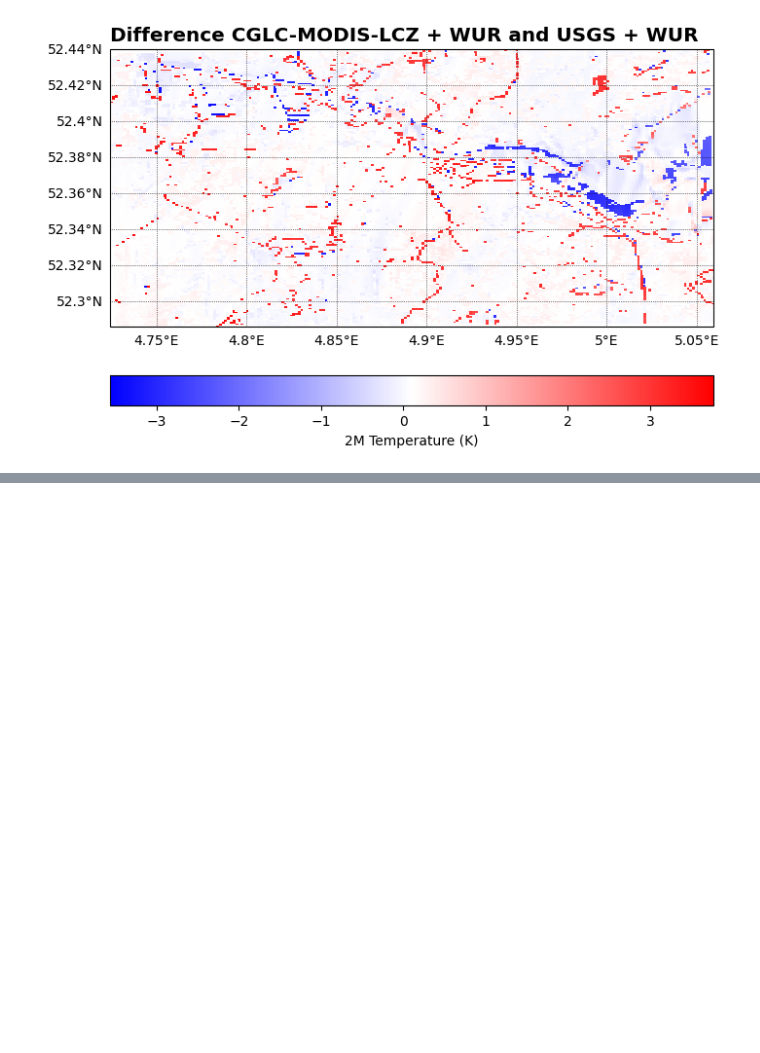
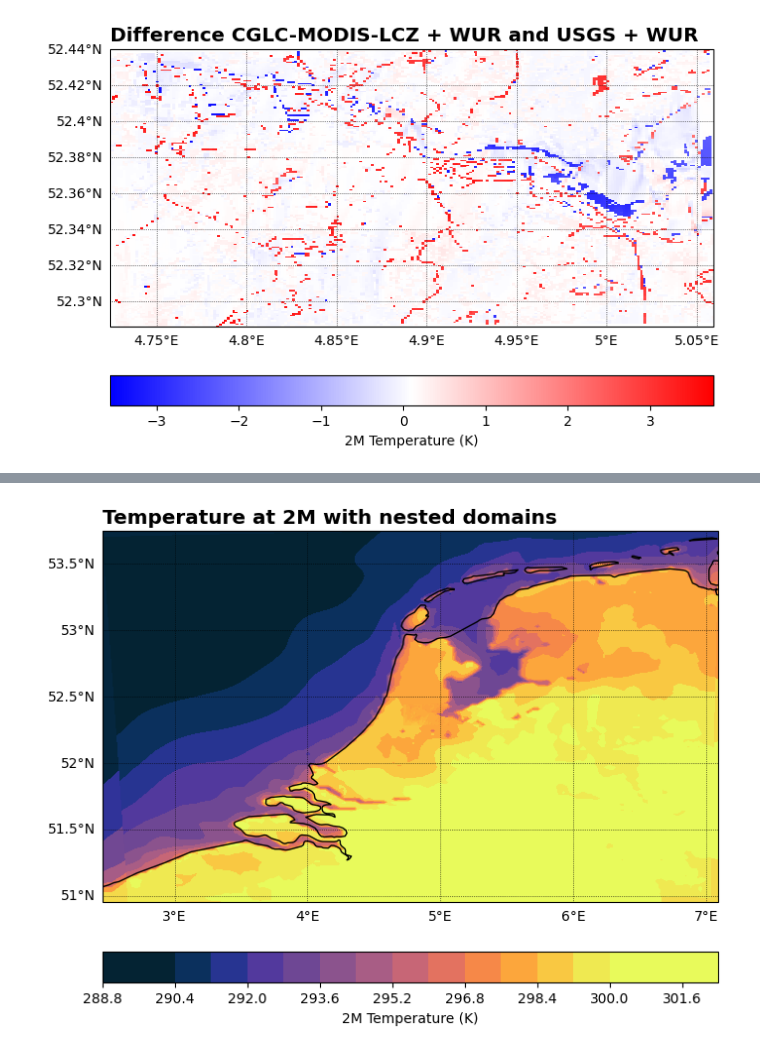
Before and after one commit to Urban-M4/snakemake-wrf, a Jupyter notebook: plot_output_files.ipynb, the cells around one changed output, grey strips where cells are left out. Cells and saved outputs as stored; diff of their text form; code cells hidden in the pictures; blank space fills up the shorter version.

```diff
--- a/plot_output_files.ipynb
+++ b/plot_output_files.ipynb
@@ -216,3 +242,18 @@ ax1.set_title('Difference CGLC-MODIS-LCZ + WUR and USGS + WUR', **title_options)
 cbar = fig.colorbar(ct1, orientation='horizontal', fraction=0.09, pad=0.08, label='2M Temperature (K)', ax=ax1)
 # %% [output]
 [figure]
+# %%
+
+wur_lcz_file4 = salem.open_wrf_dataset('/home/cdonnely/Urban-M4/misc/workflows/snakemake/output/wur_lcz/wrfout_test')
+wur_lcz_file1 = salem.open_wrf_dataset('/home/cdonnely/Urban-M4/misc/workflows/snakemake/output/wur_lcz/wrfout_test1')
+wur_lcz_file2 = salem.open_wrf_dataset('/home/cdonnely/Urban-M4/misc/workflows/snakemake/output/wur_lcz/wrfout_test2')
+# %%
+wur_lcz_T21 = wur_lcz_file1.T2.isel(time=1)
+wur_lcz_T22 = wur_lcz_file2.T2.isel(time=1)
+wur_lcz_T24 = wur_lcz_file4.T2.isel(time=3)
+
+extent1 = [wur_lcz_T21.lon.min(), wur_lcz_T21.lon.max(), wur_lcz_T21.lat.min(), wur_lcz_T21.lat.max()]
+extent2 = [wur_lcz_T22.lon.min(), wur_lcz_T22.lon.max(), wur_lcz_T22.lat.min(), wur_lcz_T22.lat.max()]
+extent4 = [wur_lcz_T24.lon.min(), wur_lcz_T24.lon.max(), wur_lcz_T24.lat.min(), wur_lcz_T24.lat.max()]
+
+wur_lcz_T24
@@ -218,0 +277,23 @@ cbar = fig.colorbar(ct1, orientation='horizontal', fraction=0.09, pad=0.08, labe
+# %%
+fig = plt.figure(figsize=(8, 8))
+ax1 = fig.add_subplot(1, 1, 1, projection=proj)
+gl1 = ax1.gridlines(**ax_options)
+gl1.right_labels = False
+gl1.top_labels = False
+ax1.set_extent(extent2)
+ct1 = ax1.contourf(
+    wur_lcz_T21.lon, wur_lcz_T21.lat, wur_lcz_T21, 20, cmap='cmo.thermal', vmin=290, vmax=300, transform=ccrs.PlateCarree()
+)
+
+ct2 = ax1.contourf(
+    wur_lcz_T22.lon, wur_lcz_T22.lat, wur_lcz_T22, 20, cmap='cmo.thermal', vmin=290, vmax=300, transform=ccrs.PlateCarree()
+)
+
+ct3 = ax1.contourf(
+    wur_lcz_T24.lon, wur_lcz_T24.lat, wur_lcz_T24, 20, cmap='cmo.thermal', vmin=290, vmax=300, transform=ccrs.PlateCarree()
+)
+ax1.coastlines(linewidth=1.0, resolution='10m')
+ax1.set_title('Temperature at 2M with nested domains', **title_options)
+cbar = fig.colorbar(ct2, orientation='horizontal', fraction=0.09, pad=0.08, label='2M Temperature (K)', ax=ax1)
+# %% [output]
+[figure, added]
```
Also changed, not shown: parts of 9 cells of this notebook.
